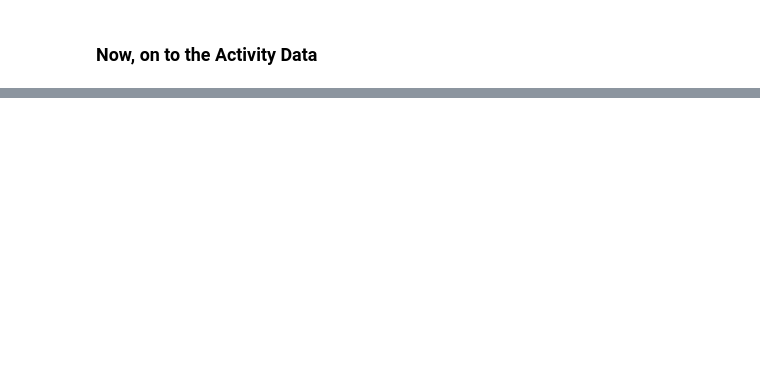
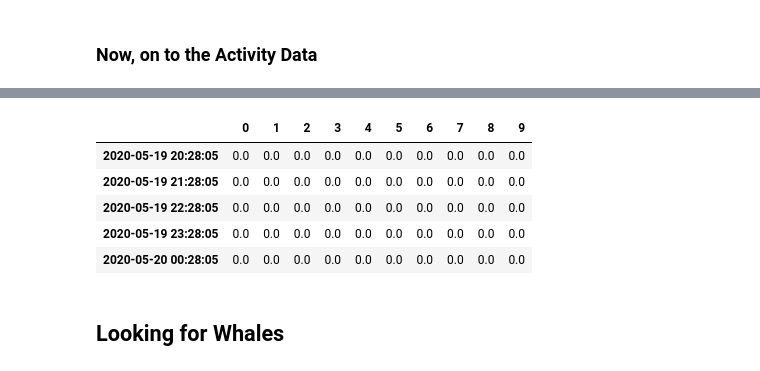
Before and after one commit to amberdata/evan-blog-posts, a Jupyter notebook: notebooks/1.0-ea-analysis.ipynb, the cells around one changed output, grey strips where cells are left out. Saved outputs shown, nothing was run; the diff lists cells and outputs as text; code cells hidden in the pictures; blank space fills up the shorter version.

```diff
--- a/notebooks/1.0-ea-analysis.ipynb
+++ b/notebooks/1.0-ea-analysis.ipynb
@@ -85,3 +198,16 @@ Sign up for Cryptosheets
+# %%
+combined = pd.DataFrame(data).T
+combined.columns = [str(i) for i in range(N)]
+combined.head()
+# %% [output]
+|  | 0 | 1 | 2 | 3 | 4 | 5 | 6 | 7 | 8 | 9 |
+| 2020-05-19 20:28:05 | 0.0 | 0.0 | 0.0 | 0.0 | 0.0 | 0.0 | 0.0 | 0.0 | 0.0 | 0.0 |
+| 2020-05-19 21:28:05 | 0.0 | 0.0 | 0.0 | 0.0 | 0.0 | 0.0 | 0.0 | 0.0 | 0.0 | 0.0 |
+| 2020-05-19 22:28:05 | 0.0 | 0.0 | 0.0 | 0.0 | 0.0 | 0.0 | 0.0 | 0.0 | 0.0 | 0.0 |
+| 2020-05-19 23:28:05 | 0.0 | 0.0 | 0.0 | 0.0 | 0.0 | 0.0 | 0.0 | 0.0 | 0.0 | 0.0 |
+| 2020-05-20 00:28:05 | 0.0 | 0.0 | 0.0 | 0.0 | 0.0 | 0.0 | 0.0 | 0.0 | 0.0 | 0.0 |
+# %% [markdown]
+## Looking for Whales
 # %%
 with open("../results/tot_activity.json", "r") as f:
     inp = f.read()
```
Also changed, not shown: parts of 14 cells of this notebook, 1 other file.
